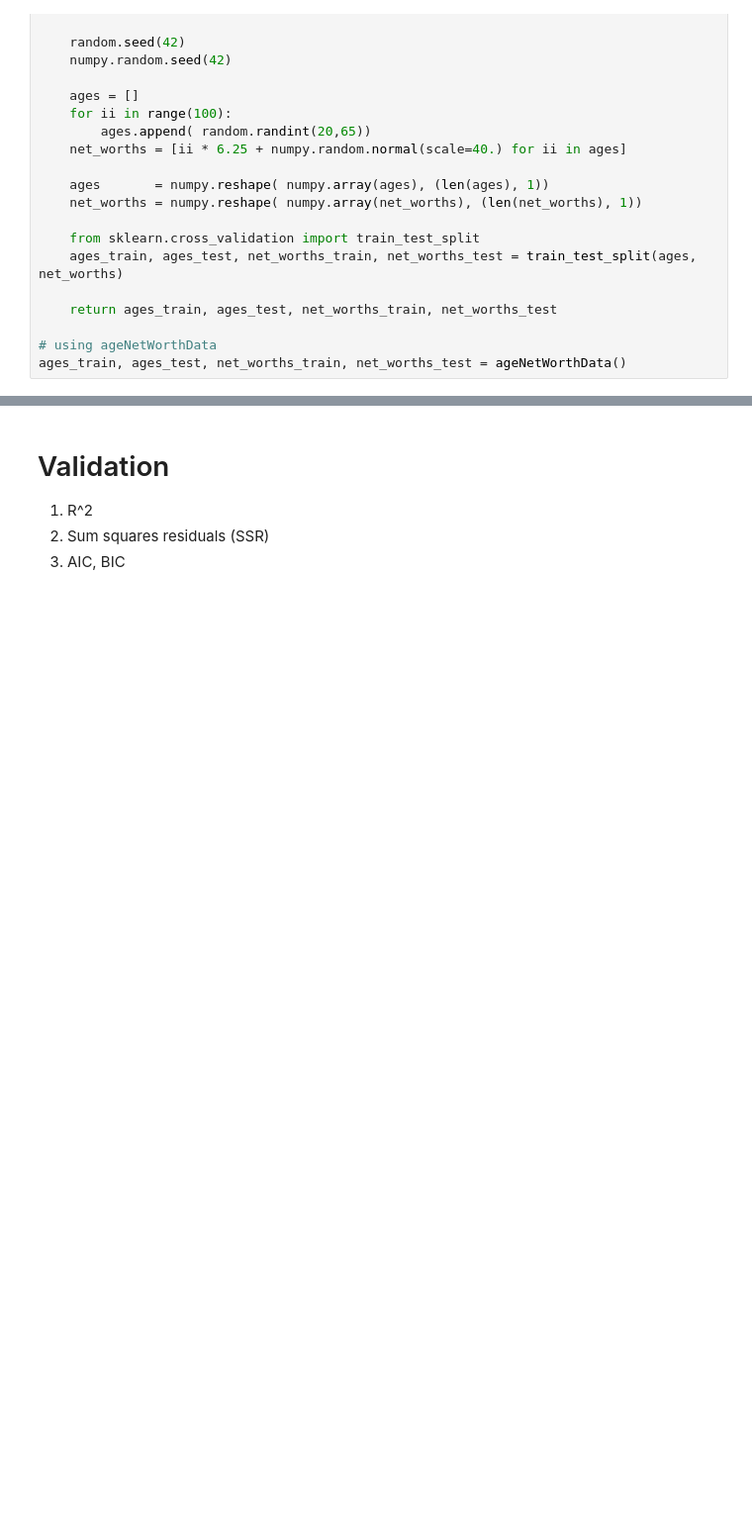
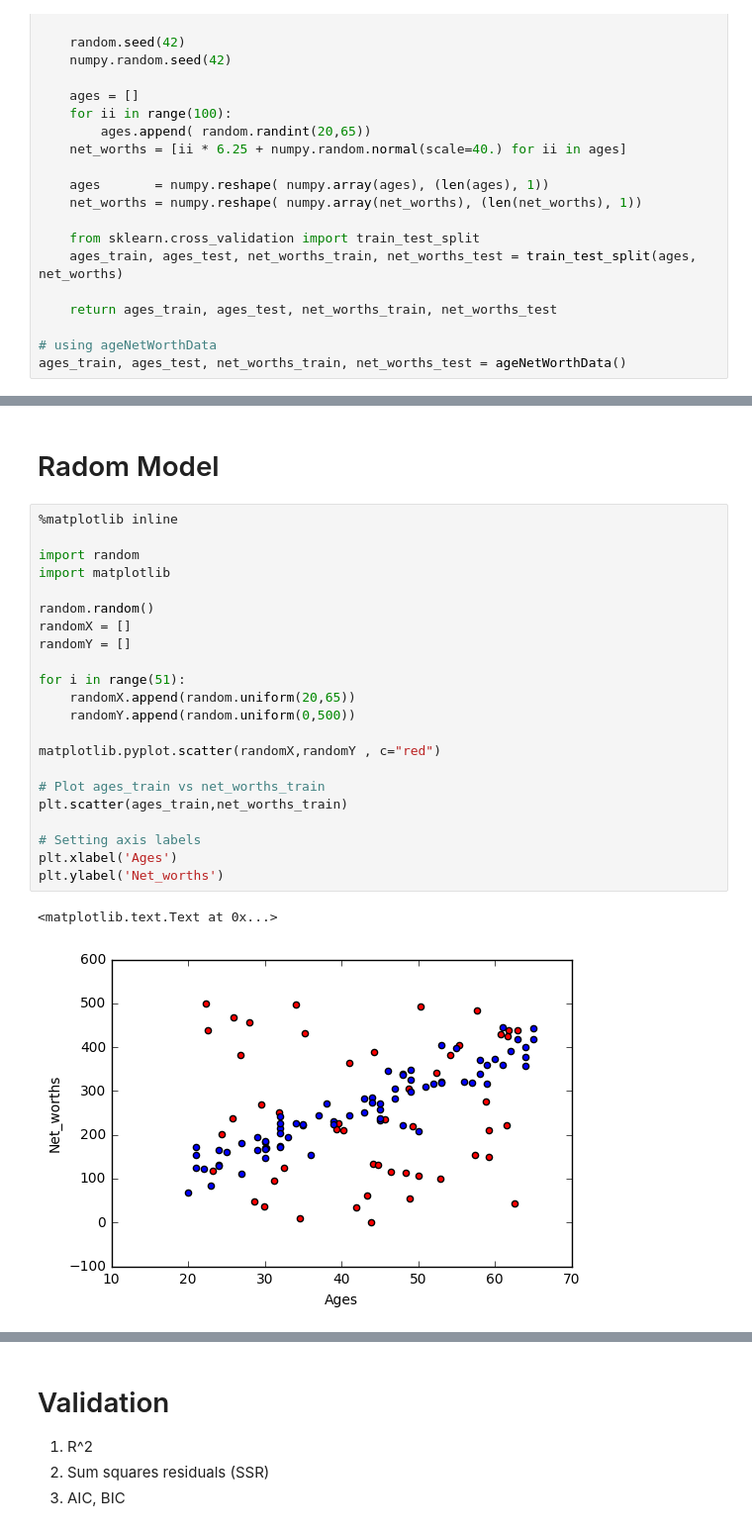
Before and after one commit to machine-learning-colombia/examples, a Jupyter notebook: notebooks/notMNIST/Regression.ipynb, the cells around one changed output, grey strips where cells are left out. Shown at 99% size. Saved outputs shown, nothing was run; the diff lists cells and outputs as text; blank space fills up the shorter version.

```diff
--- a/notebooks/notMNIST/Regression.ipynb
+++ b/notebooks/notMNIST/Regression.ipynb
@@ -48 +48,28 @@ plt.show()
 [figure]
+# %% [markdown]
+# Radom Model
+# %%
+%matplotlib inline
+
+import random
+import matplotlib
+
+random.random()
+randomX = []
+randomY = []
+
+for i in range(51):
+    randomX.append(random.uniform(20,65))
+    randomY.append(random.uniform(0,500))
+
+matplotlib.pyplot.scatter(randomX,randomY , c="red")
+
+# Plot ages_train vs net_worths_train
+plt.scatter(ages_train,net_worths_train)
+
+# Setting axis labels
+plt.xlabel('Ages')
+plt.ylabel('Net_worths')
+# %% [output]
+<matplotlib.text.Text at 0x...>
+[figure, added]
```
Also changed, not shown: parts of 7 cells of this notebook, 2 other files.
